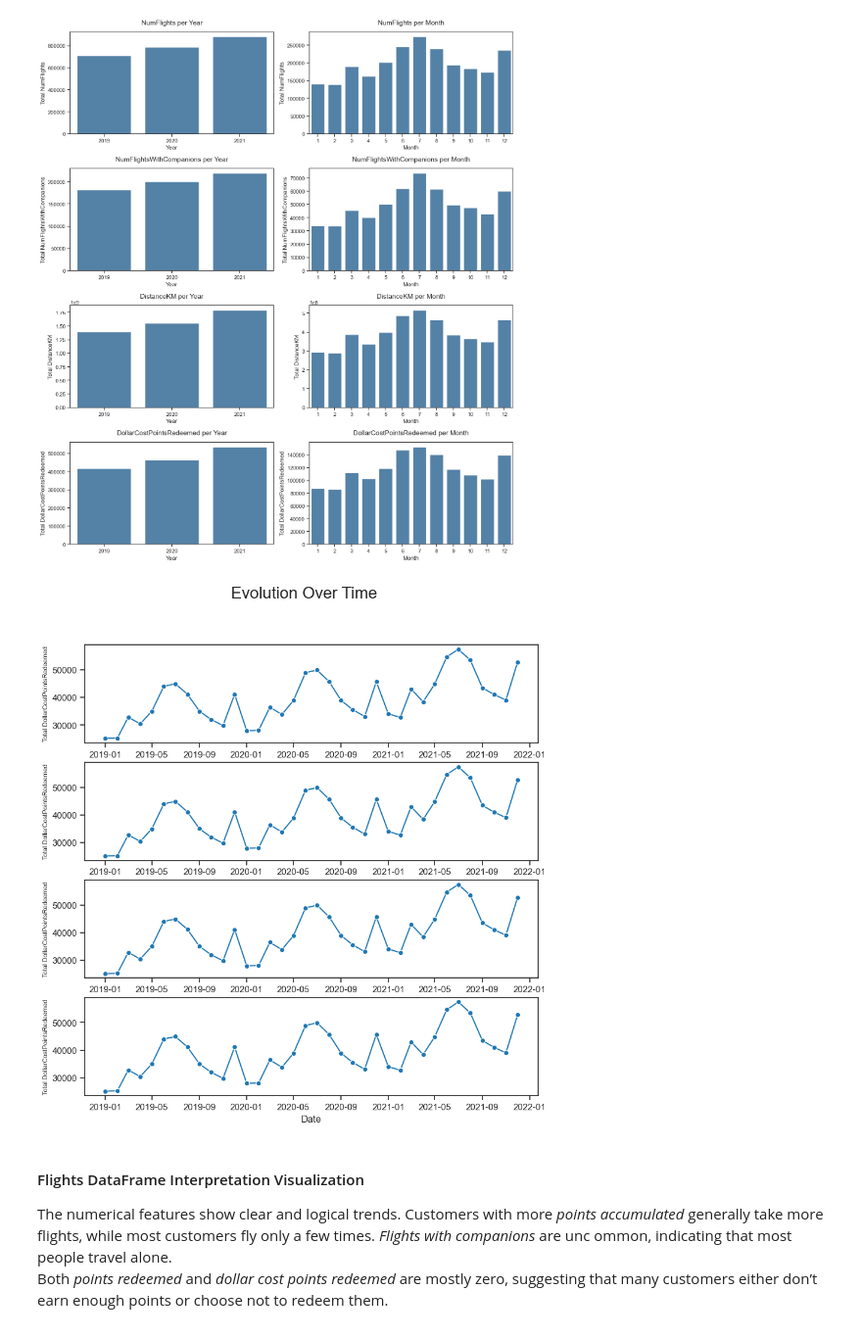
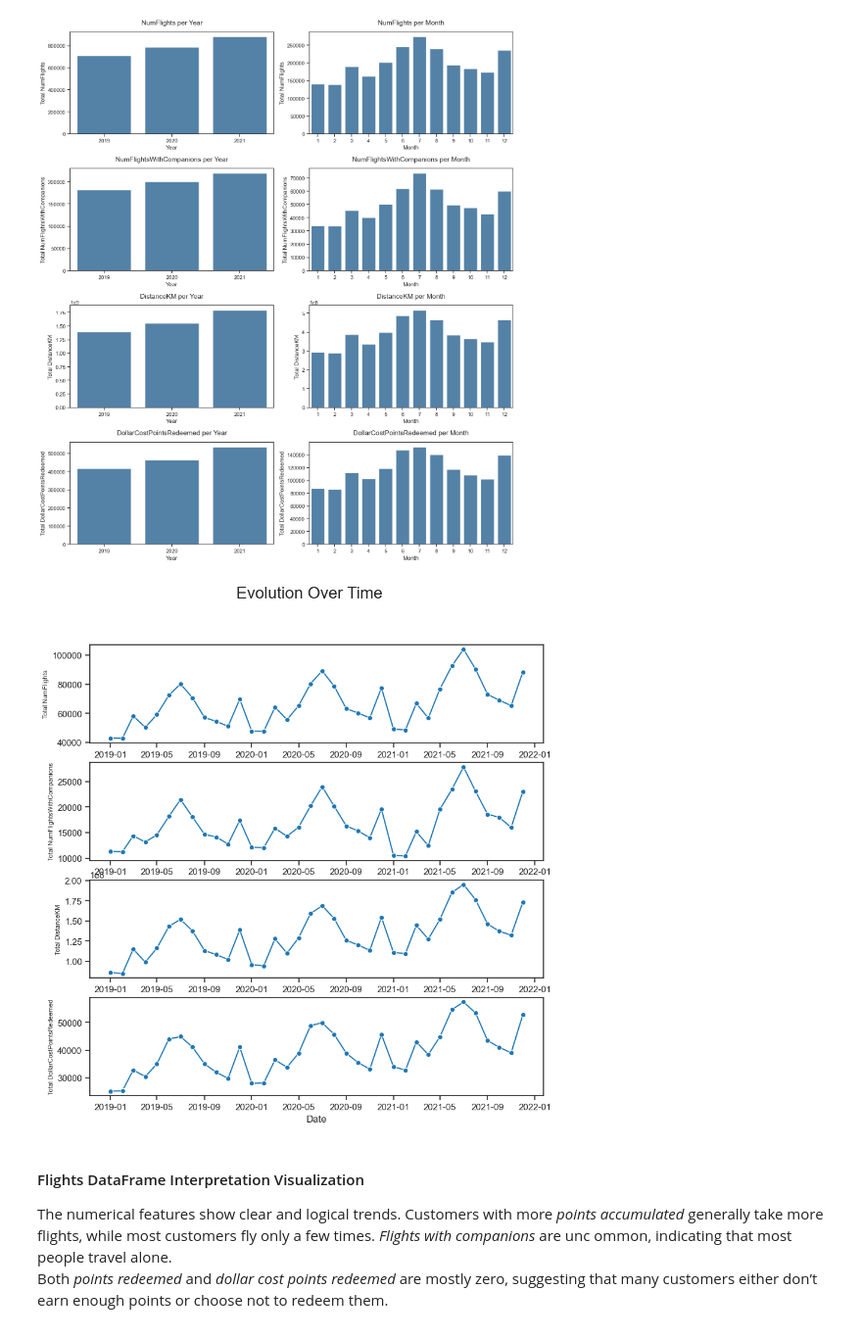
Before and after one commit to luisbdavila/Airline_Customer_Segmentation_DataMining_Project_Python, a Jupyter notebook: 1_Delivery/Code/EDA.ipynb, the cells around one changed output. Shown at 98% size. Saved outputs shown, nothing was run; the diff lists cells and outputs as text; code cells hidden in the pictures.

```diff
--- a/1_Delivery/Code/EDA.ipynb
+++ b/1_Delivery/Code/EDA.ipynb
@@ -1015,27 +1015,27 @@ plt.show()
 # %%
 monthly_flights = df_AIAI_Flights.groupby('YearMonthDate').agg({
     'NumFlights': 'sum',
     'NumFlightsWithCompanions': 'sum',
     'DistanceKM': 'sum',
     'DollarCostPointsRedeemed': 'sum'
 }).reset_index()
 
 metrics = ['NumFlights', 'NumFlightsWithCompanions', 'DistanceKM', 'DollarCostPointsRedeemed']
 
 # Create figure with correct dimensions (4x2 instead of 5x2)
 fig, axes = plt.subplots(4,1, figsize=(10, 10))
 
 for ax, feat in zip(axes.flatten(), metrics): # Notice the zip() function and flatten() method
-    sns.lineplot(data=monthly_flights, x='YearMonthDate', y=agg_col_name,
+    sns.lineplot(data=monthly_flights, x='YearMonthDate', y=feat,
                 marker='o', ax=ax)
     ax.set_xlabel('Date')
-    ax.set_ylabel(f'Total {agg_col_name}', fontsize = 8)
+    ax.set_ylabel(f'Total {feat}', fontsize = 8)
 
 
 plt.suptitle(f'Evolution Over Time', fontsize=20)
 plt.show()
 # %% [output]
-[figure, old version]
+[figure, new version]
 # %% [markdown]
 #### Flights DataFrame Interpretation Visualization
 
```
Also changed, not shown: parts of 1 cell of this notebook, 1 other file.
